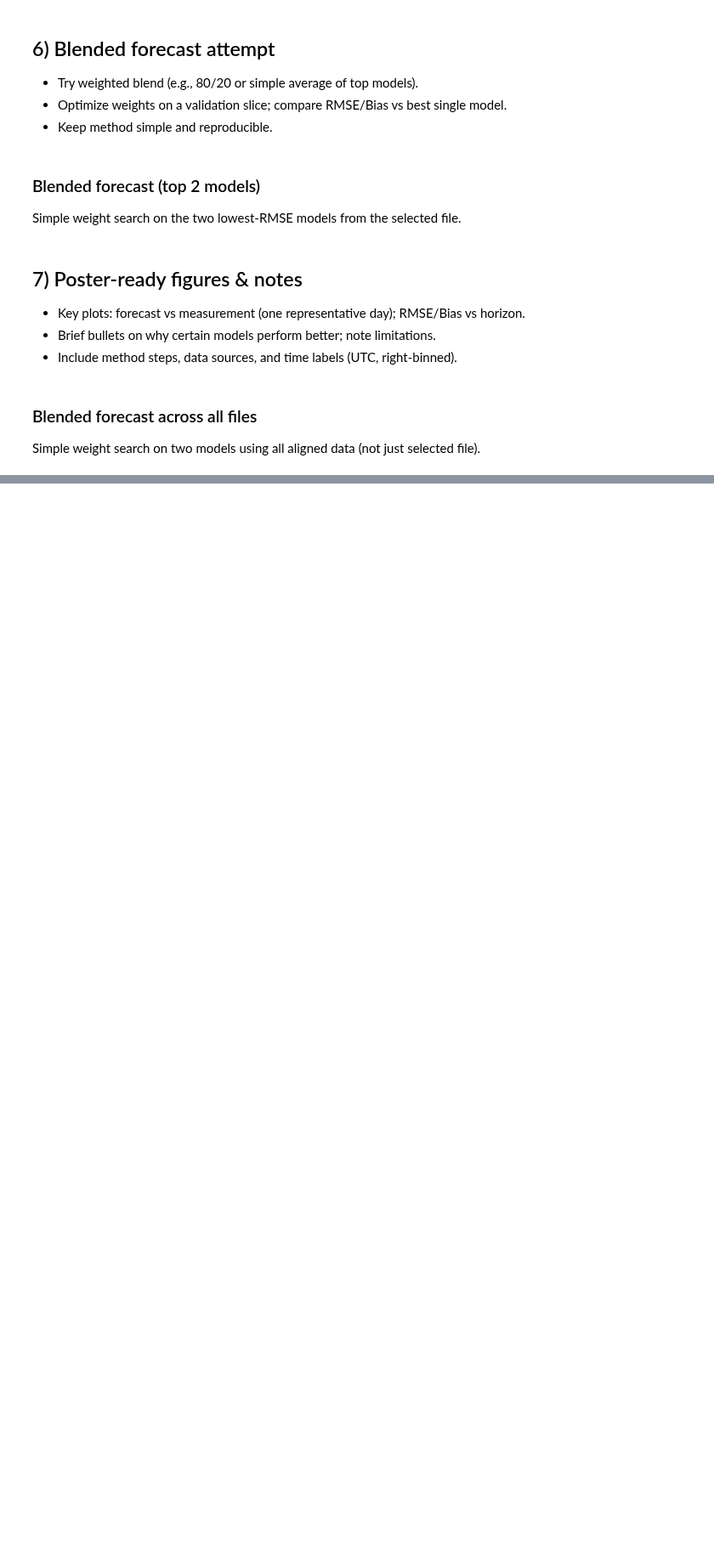
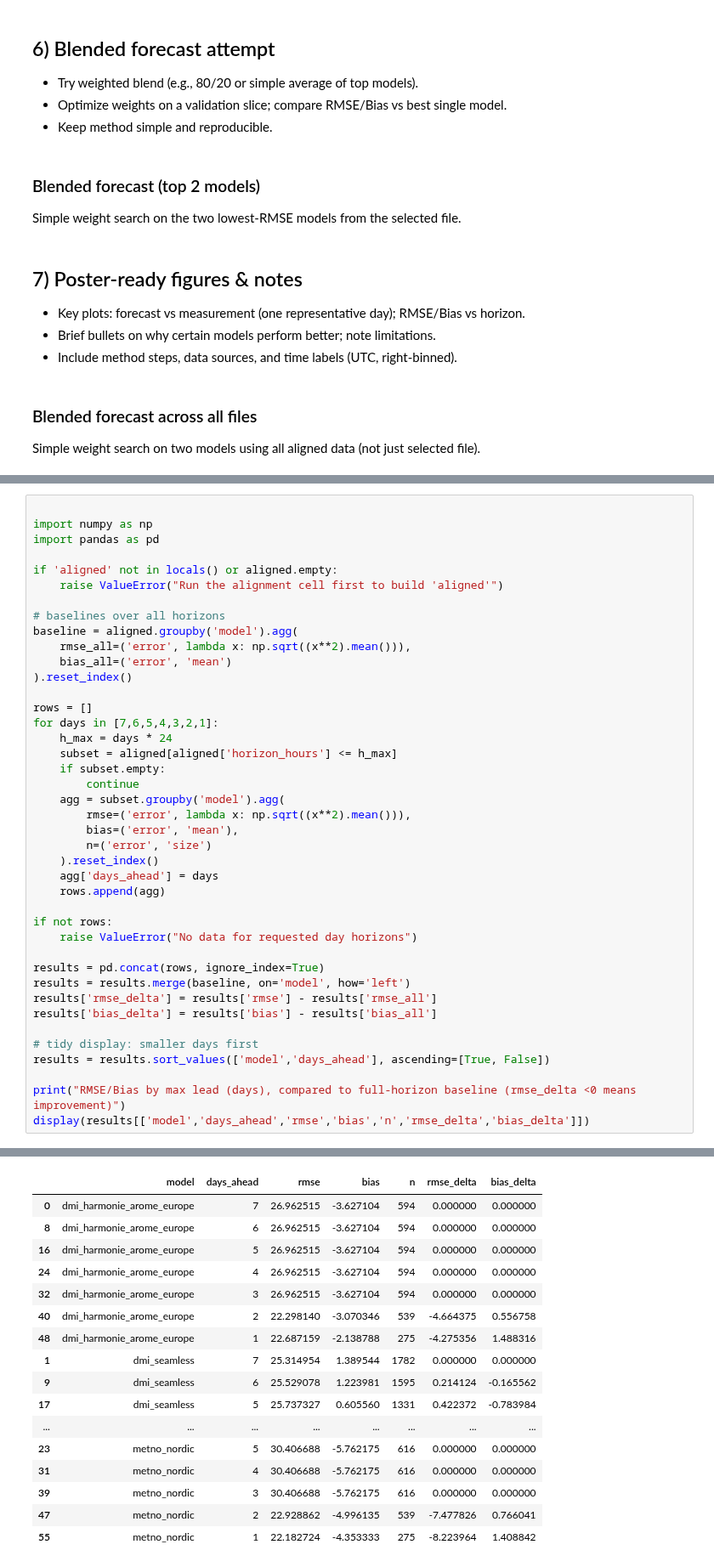
Before and after one commit to Louis2308/Solar-poster, a Jupyter notebook: Forcast_Comparison.ipynb, the cells around one changed output, grey strips where cells are left out. Shown at 85% size. Saved outputs shown, nothing was run; the diff lists cells and outputs as text; blank space fills up the shorter version.

```diff
--- a/Forcast_Comparison.ipynb
+++ b/Forcast_Comparison.ipynb
@@ -466,0 +471,42 @@ Blended weight for ecmwf_ifs025: 0.70, ecmwf_ifs: 0.30
+# %%
+
+import numpy as np
+import pandas as pd
+
+if 'aligned' not in locals() or aligned.empty:
+    raise ValueError("Run the alignment cell first to build 'aligned'")
+
+# baselines over all horizons
+baseline = aligned.groupby('model').agg(
+    rmse_all=('error', lambda x: np.sqrt((x**2).mean())),
+    bias_all=('error', 'mean')
+).reset_index()
+
+rows = []
+for days in [7,6,5,4,3,2,1]:
+    h_max = days * 24
+    subset = aligned[aligned['horizon_hours'] <= h_max]
+    if subset.empty:
+        continue
+    agg = subset.groupby('model').agg(
+        rmse=('error', lambda x: np.sqrt((x**2).mean())),
+        bias=('error', 'mean'),
+        n=('error', 'size')
+    ).reset_index()
+    agg['days_ahead'] = days
+    rows.append(agg)
+
+if not rows:
+    raise ValueError("No data for requested day horizons")
+
+results = pd.concat(rows, ignore_index=True)
+results = results.merge(baseline, on='model', how='left')
+results['rmse_delta'] = results['rmse'] - results['rmse_all']
+results['bias_delta'] = results['bias'] - results['bias_all']
+
+# tidy display: smaller days first
+results = results.sort_values(['model','days_ahead'], ascending=[True, False])
+
+print("RMSE/Bias by max lead (days), compared to full-horizon baseline (rmse_delta <0 means improvement)")
+display(results[['model','days_ahead','rmse','bias','n','rmse_delta','bias_delta']])
+# %% [output]
@@ -466,0 +514,17 @@ Blended weight for ecmwf_ifs025: 0.70, ecmwf_ifs: 0.30
+|  | model | days_ahead | rmse | bias | n | rmse_delta | bias_delta |
+| 0 | dmi_harmonie_arome_europe | 7 | 26.962515 | -3.627104 | 594 | 0.000000 | 0.000000 |
+| 8 | dmi_harmonie_arome_europe | 6 | 26.962515 | -3.627104 | 594 | 0.000000 | 0.000000 |
+| 16 | dmi_harmonie_arome_europe | 5 | 26.962515 | -3.627104 | 594 | 0.000000 | 0.000000 |
+| 24 | dmi_harmonie_arome_europe | 4 | 26.962515 | -3.627104 | 594 | 0.000000 | 0.000000 |
+| 32 | dmi_harmonie_arome_europe | 3 | 26.962515 | -3.627104 | 594 | 0.000000 | 0.000000 |
+| 40 | dmi_harmonie_arome_europe | 2 | 22.298140 | -3.070346 | 539 | -4.664375 | 0.556758 |
+| 48 | dmi_harmonie_arome_europe | 1 | 22.687159 | -2.138788 | 275 | -4.275356 | 1.488316 |
+| 1 | dmi_seamless | 7 | 25.314954 | 1.389544 | 1782 | 0.000000 | 0.000000 |
+| 9 | dmi_seamless | 6 | 25.529078 | 1.223981 | 1595 | 0.214124 | -0.165562 |
+| 17 | dmi_seamless | 5 | 25.737327 | 0.605560 | 1331 | 0.422372 | -0.783984 |
+| ... | ... | ... | ... | ... | ... | ... | ... |
+| 23 | metno_nordic | 5 | 30.406688 | -5.762175 | 616 | 0.000000 | 0.000000 |
+| 31 | metno_nordic | 4 | 30.406688 | -5.762175 | 616 | 0.000000 | 0.000000 |
+| 39 | metno_nordic | 3 | 30.406688 | -5.762175 | 616 | 0.000000 | 0.000000 |
+| 47 | metno_nordic | 2 | 22.928862 | -4.996135 | 539 | -7.477826 | 0.766041 |
+| 55 | metno_nordic | 1 | 22.182724 | -4.353333 | 275 | -8.223964 | 1.408842 |
```
Also changed, not shown: parts of 12 cells of this notebook.
